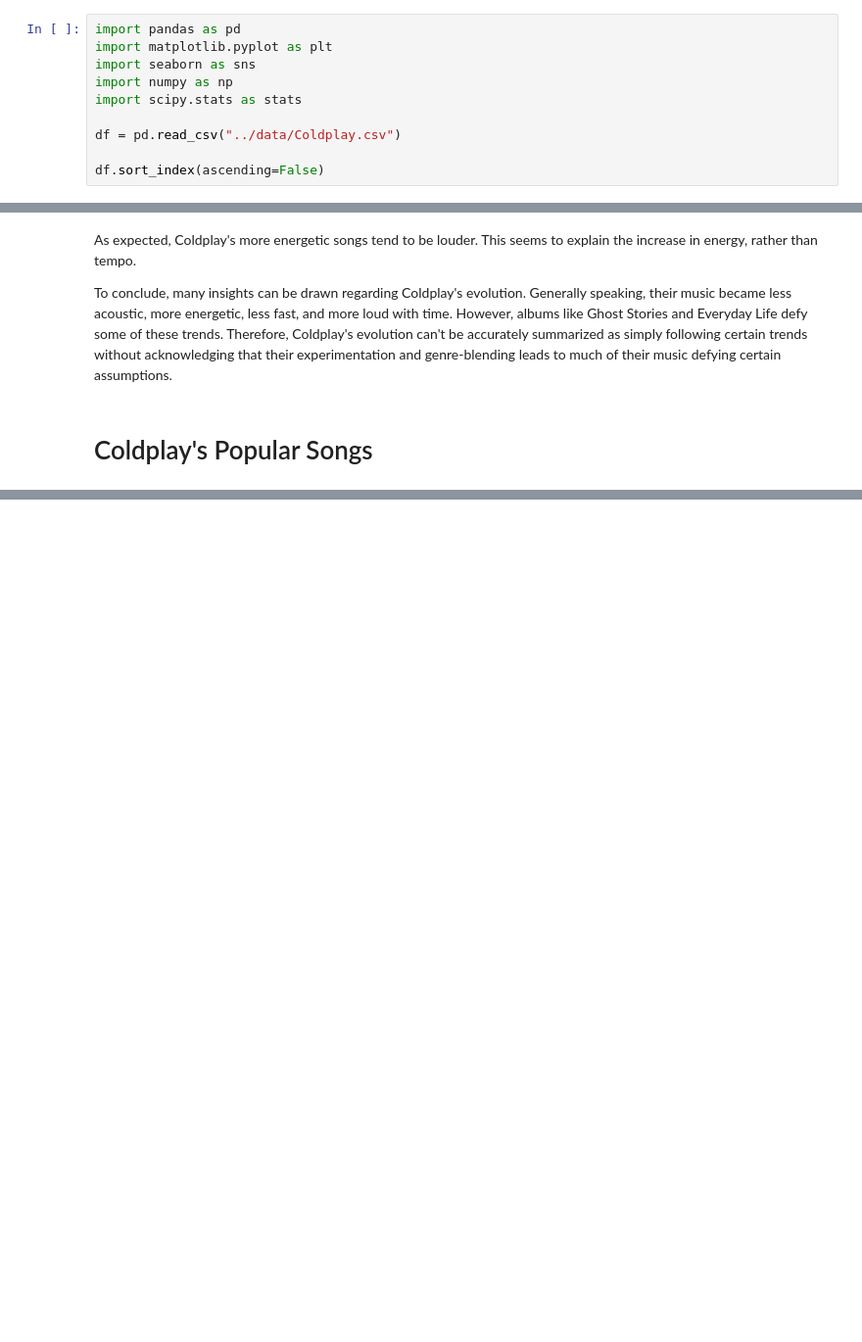
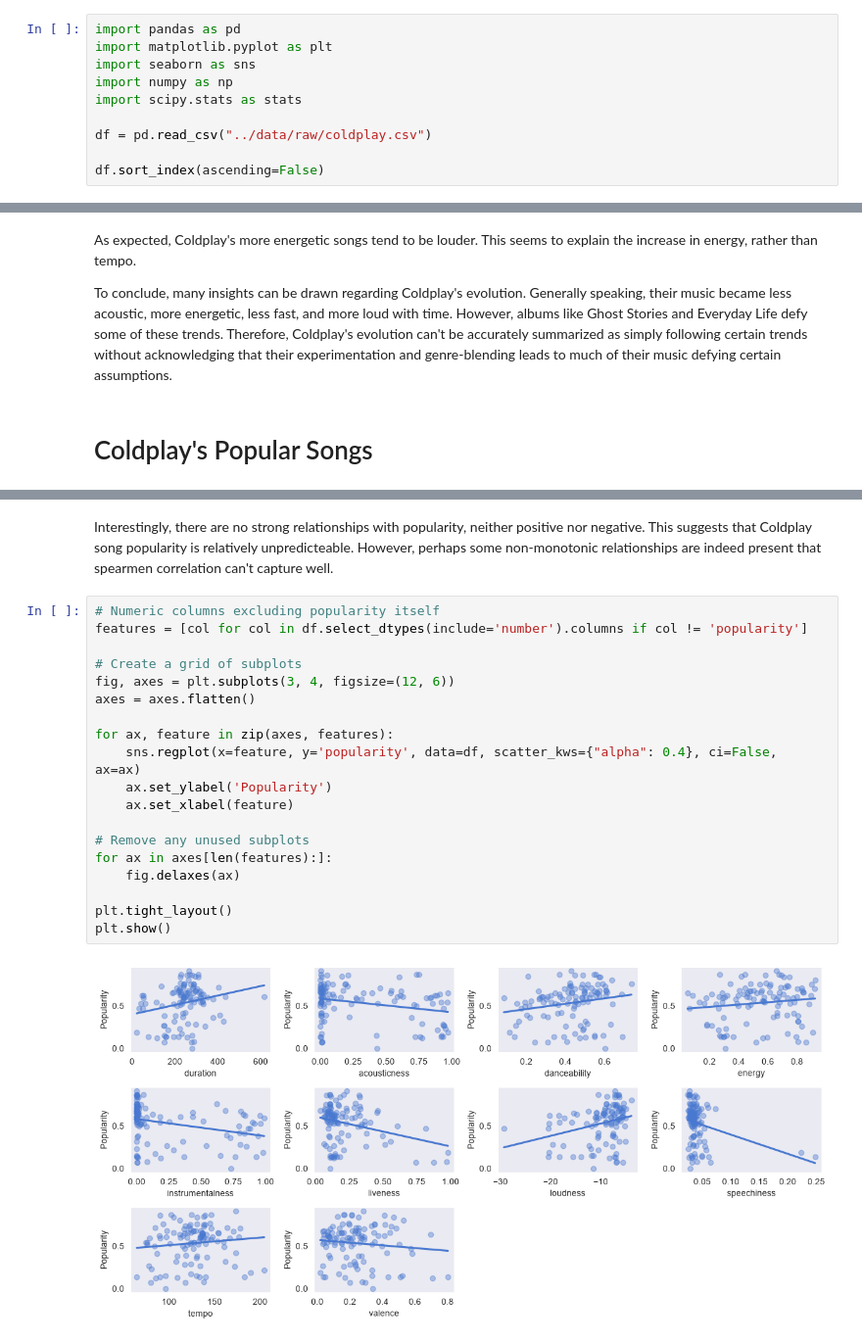
Before and after one commit to Dworlock11/Coldplay-Music-Analysis, a Jupyter notebook: notebooks/Analysis.ipynb, the cells around one changed output, grey strips where cells are left out. Shown at 98% size. Saved outputs shown, nothing was run; the diff lists cells and outputs as text; blank space fills up the shorter version.

Commit message:
Analyze popularity trends

```diff
--- a/notebooks/Analysis.ipynb
+++ b/notebooks/Analysis.ipynb
@@ -17,7 +17,7 @@ import seaborn as sns
 import numpy as np
 import scipy.stats as stats
 
-df = pd.read_csv("../data/Coldplay.csv")
+df = pd.read_csv("../data/raw/coldplay.csv")
 
 df.sort_index(ascending=False)
 # %% [output]
@@ -434,0 +458,23 @@ To conclude, many insights can be drawn regarding Coldplay's evolution. Generall
+# %% [markdown]
+Interestingly, there are no strong relationships with popularity, neither positive nor negative. This suggests that Coldplay song popularity is relatively unpredicteable. However, perhaps some non-monotonic relationships are indeed present that spearmen correlation can't capture well.
+# %%
+# Numeric columns excluding popularity itself
+features = [col for col in df.select_dtypes(include='number').columns if col != 'popularity']
+
+# Create a grid of subplots
+fig, axes = plt.subplots(3, 4, figsize=(12, 6))
+axes = axes.flatten()
+
+for ax, feature in zip(axes, features):
+    sns.regplot(x=feature, y='popularity', data=df, scatter_kws={"alpha": 0.4}, ci=False, ax=ax)
+    ax.set_ylabel('Popularity')
+    ax.set_xlabel(feature)
+
+# Remove any unused subplots
+for ax in axes[len(features):]:
+    fig.delaxes(ax)
+
+plt.tight_layout()
+plt.show()
+# %% [output]
+[figure, added]
```
Also changed, not shown: parts of 15 cells of this notebook, 3 other files.
